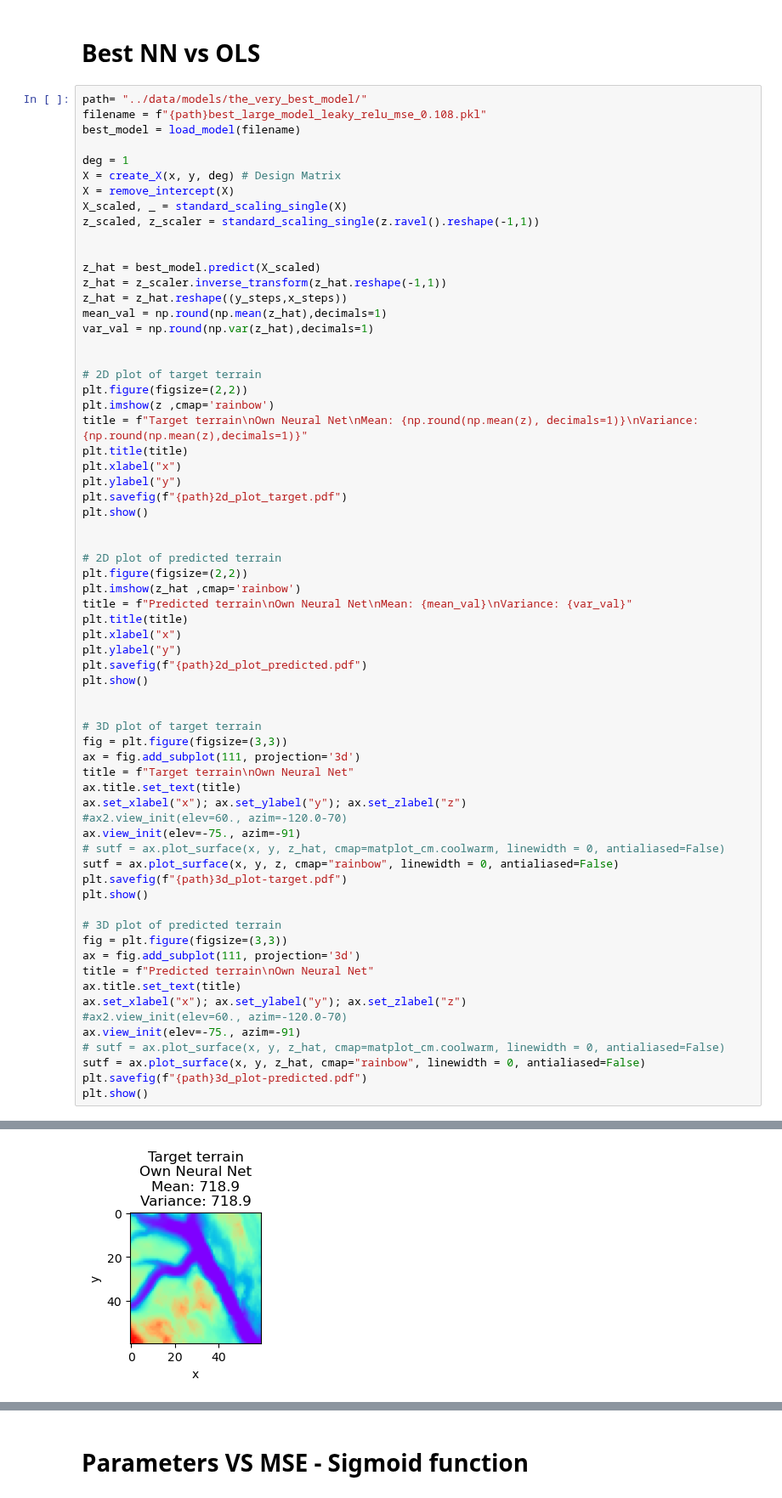
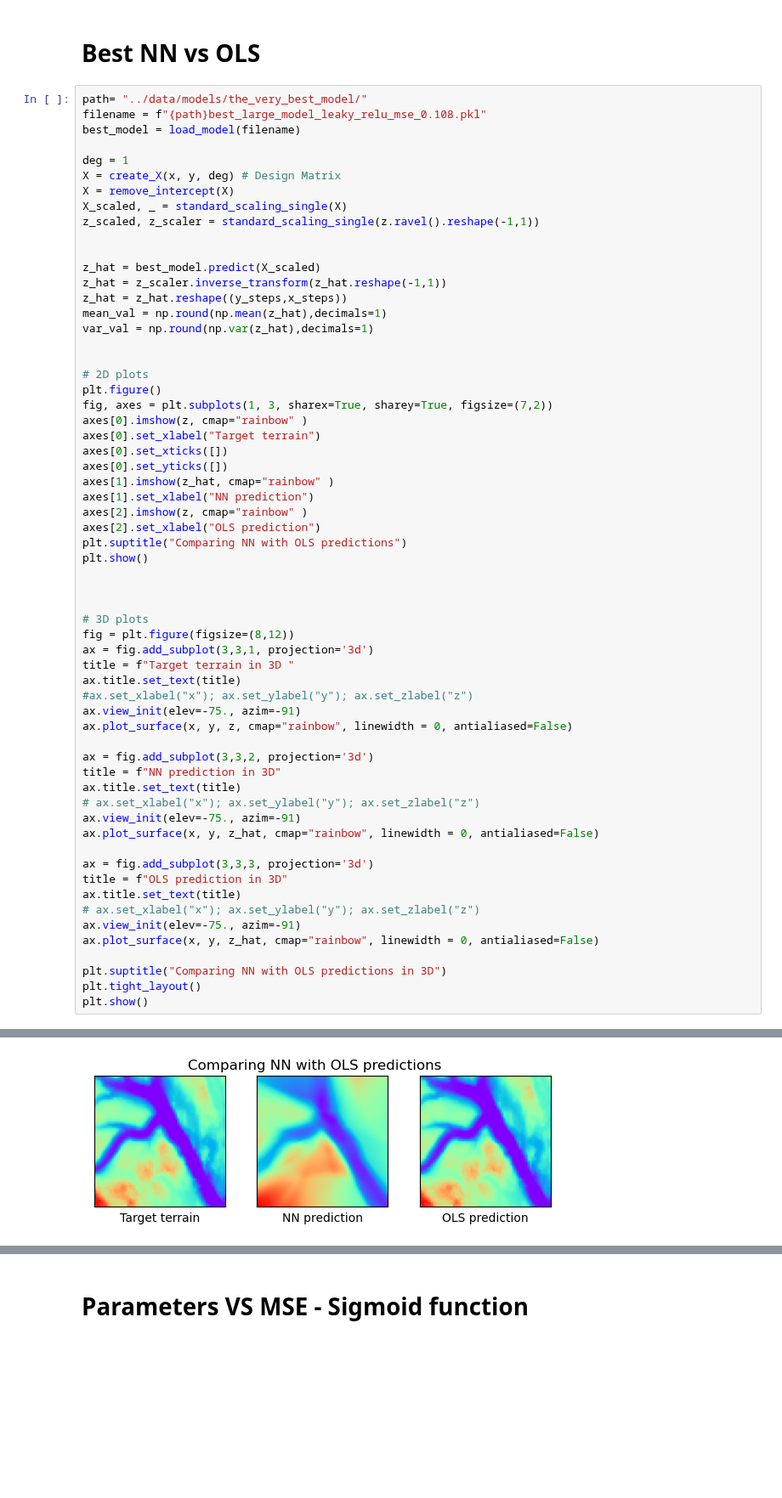
Before and after one commit to AndreasBordvik/FYS-STK4155-Prj2_report, a Jupyter notebook: code/NN_results_plot.ipynb, the cells around one changed output, grey strips where cells are left out. Shown at 85% size. Drawn from its saved outputs; the diff is of its cells as text; blank space fills up the shorter version.

```diff
--- a/code/NN_results_plot.ipynb
+++ b/code/NN_results_plot.ipynb
@@ -111,51 +111,46 @@ mean_val = np.round(np.mean(z_hat),decimals=1)
 var_val = np.round(np.var(z_hat),decimals=1)
 
 
-# 2D plot of target terrain
-plt.figure(figsize=(2,2))
-plt.imshow(z ,cmap='rainbow')
-title = f"Target terrain\nOwn Neural Net\nMean: {np.round(np.mean(z), decimals=1)}\nVariance: {np.round(np.mean(z),decimals=1)}"
-plt.title(title)
-plt.xlabel("x")
-plt.ylabel("y")
-plt.savefig(f"{path}2d_plot_target.pdf")
+# 2D plots
+plt.figure()
+fig, axes = plt.subplots(1, 3, sharex=True, sharey=True, figsize=(7,2))
+axes[0].imshow(z, cmap="rainbow" )
+axes[0].set_xlabel("Target terrain")
+axes[0].set_xticks([])
+axes[0].set_yticks([])
+axes[1].imshow(z_hat, cmap="rainbow" )
+axes[1].set_xlabel("NN prediction")
+axes[2].imshow(z, cmap="rainbow" )
+axes[2].set_xlabel("OLS prediction")
+plt.suptitle("Comparing NN with OLS predictions")
 plt.show()
 
 
-# 2D plot of predicted terrain
-plt.figure(figsize=(2,2))
-plt.imshow(z_hat ,cmap='rainbow')
-title = f"Predicted terrain\nOwn Neural Net\nMean: {mean_val}\nVariance: {var_val}"
-plt.title(title)
-plt.xlabel("x")
-plt.ylabel("y")
-plt.savefig(f"{path}2d_plot_predicted.pdf")
+
+# 3D plots
+fig = plt.figure(figsize=(8,12))
+ax = fig.add_subplot(3,3,1, projection='3d')
+title = f"Target terrain in 3D "
+ax.title.set_text(title)
+#ax.set_xlabel("x"); ax.set_ylabel("y"); ax.set_zlabel("z")
+ax.view_init(elev=-75., azim=-91)
+ax.plot_surface(x, y, z, cmap="rainbow", linewidth = 0, antialiased=False)
+
+ax = fig.add_subplot(3,3,2, projection='3d')
+title = f"NN prediction in 3D"
+ax.title.set_text(title)
+# ax.set_xlabel("x"); ax.set_ylabel("y"); ax.set_zlabel("z")
+ax.view_init(elev=-75., azim=-91)
+ax.plot_surface(x, y, z_hat, cmap="rainbow", linewidth = 0, antialiased=False)
+
+ax = fig.add_subplot(3,3,3, projection='3d')
+title = f"OLS prediction in 3D"
+ax.title.set_text(title)
+# ax.set_xlabel("x"); ax.set_ylabel("y"); ax.set_zlabel("z")
+ax.view_init(elev=-75., azim=-91)
+ax.plot_surface(x, y, z_hat, cmap="rainbow", linewidth = 0, antialiased=False)
+
+plt.suptitle("Comparing NN with OLS predictions in 3D")
+plt.tight_layout()
 plt.show()
-
-
-# 3D plot of target terrain
-fig = plt.figure(figsize=(3,3))
-ax = fig.add_subplot(111, projection='3d')
-title = f"Target terrain\nOwn Neural Net"
-ax.title.set_text(title)
-ax.set_xlabel("x"); ax.set_ylabel("y"); ax.set_zlabel("z")
-#ax2.view_init(elev=60., azim=-120.0-70)
-ax.view_init(elev=-75., azim=-91)
-# sutf = ax.plot_surface(x, y, z_hat, cmap=matplot_cm.coolwarm, linewidth = 0, antialiased=False)
-sutf = ax.plot_surface(x, y, z, cmap="rainbow", linewidth = 0, antialiased=False)
-plt.savefig(f"{path}3d_plot-target.pdf")
-plt.show()
-
-# 3D plot of predicted terrain
-fig = plt.figure(figsize=(3,3))
-ax = fig.add_subplot(111, projection='3d')
-title = f"Predicted terrain\nOwn Neural Net"
-ax.title.set_text(title)
-ax.set_xlabel("x"); ax.set_ylabel("y"); ax.set_zlabel("z")
-#ax2.view_init(elev=60., azim=-120.0-70)
-ax.view_init(elev=-75., azim=-91)
-# sutf = ax.plot_surface(x, y, z_hat, cmap=matplot_cm.coolwarm, linewidth = 0, antialiased=False)
-sutf = ax.plot_surface(x, y, z_hat, cmap="rainbow", linewidth = 0, antialiased=False)
-plt.savefig(f"{path}3d_plot-predicted.pdf")
-plt.show()
 # %% [output]
@@ -162 +158 @@ plt.show()
-[figure, old version]
+[figure, new version]
```
Also changed, not shown: parts of 1 cell of this notebook, 1 other file.
